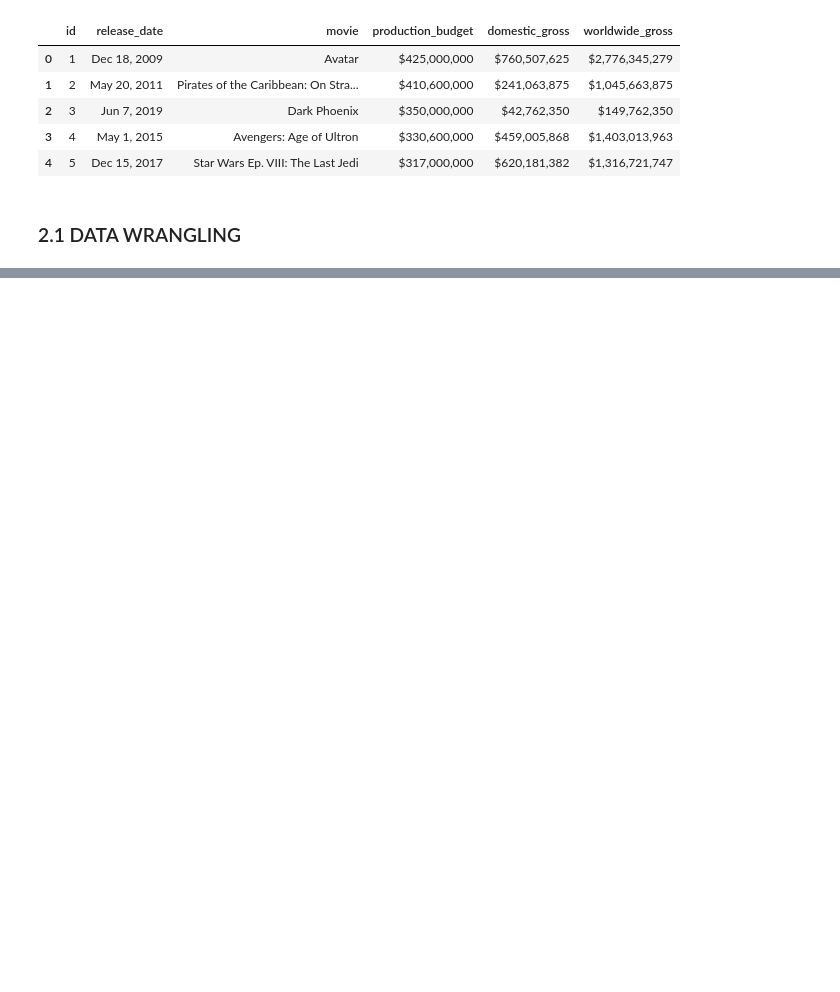
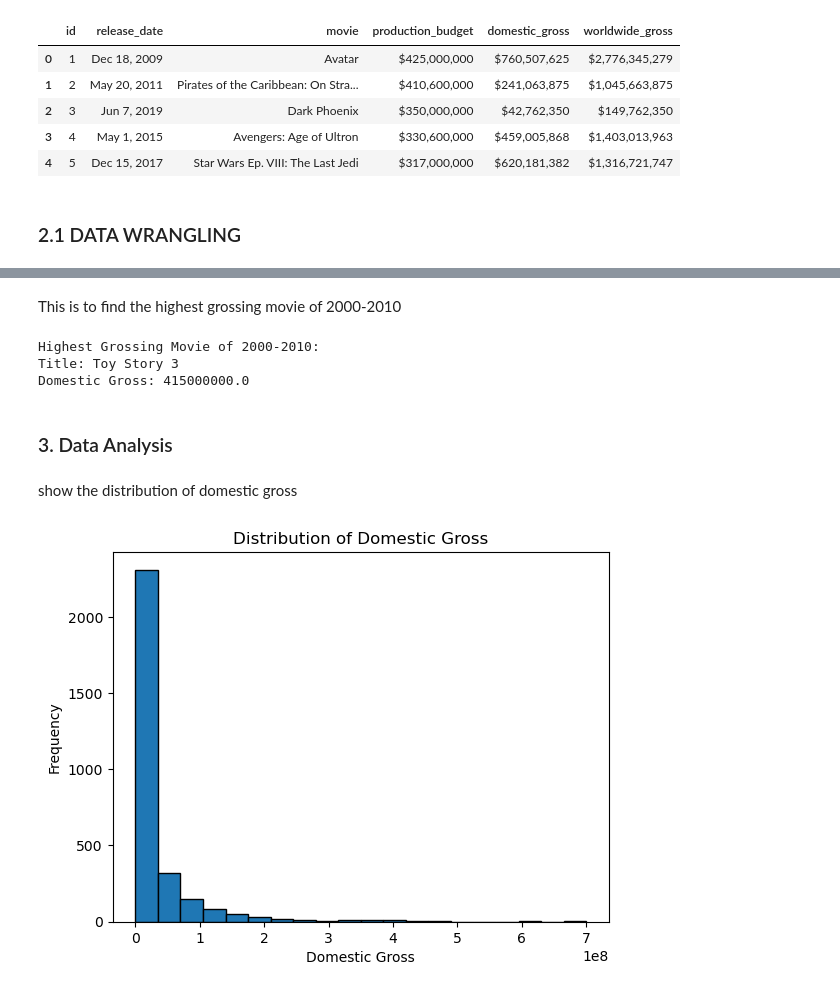
Before and after one commit to raphiqi/BOX-OFFICE-PERFORMANCE-ANALYSIS, a Jupyter notebook: IMDB data project 1-checkpoint.ipynb, the cells around one changed output, grey strips where cells are left out. Cells and saved outputs as stored; diff of their text form; code cells hidden in the pictures; blank space fills up the shorter version.

```diff
--- a/IMDB data project 1-checkpoint.ipynb
+++ b/IMDB data project 1-checkpoint.ipynb
@@ -173,0 +293,4 @@ This are the highest grossing movies by each Studio
+# %%
+merged_data = bom_data.merge(movie_title, left_on='movie_title', right_on='primary_title', how='inner')
+final_data = merged_data.merge(movie_ratings, on='tconst', how='inner')
+final_data.head()
@@ -240,0 +396,33 @@ mean_runtime
+# %% [markdown]
+This is to find the highest grossing movie of 2000-2010
+# %%
+# Filter movies for the years 2000-2010
+filtered_movies = final_data[(final_data['year'] >= 2000) & (final_data['year'] <= 2010)]
+
+# Sort the filtered movies by domestic gross in descending order
+sorted_movies = filtered_movies.sort_values('domestic_gross', ascending=False)
+
+# Get the highest grossing movie
+highest_grossing_movie = sorted_movies.iloc[0]
+
+# Print the title and domestic gross of the highest grossing movie
+print("Highest Grossing Movie of 2000-2010:")
+print("Title:", highest_grossing_movie['movie_title'])
+print("Domestic Gross:", highest_grossing_movie['domestic_gross'])
+# %% [output]
+Highest Grossing Movie of 2000-2010:
+Title: Toy Story 3
+Domestic Gross: 415000000.0
+# %% [markdown]
+### 3. Data Analysis
+# %% [markdown]
+show the distribution of domestic gross
+# %%
+# Create a histogram of domestic gross
+plt.hist(final_data['domestic_gross'], bins=20, edgecolor='k')
+plt.xlabel('Domestic Gross')
+plt.ylabel('Frequency')
+plt.title('Distribution of Domestic Gross')
+plt.show()
+# %% [output]
+[figure, added]
```
Also changed, not shown: parts of 74 cells of this notebook.
